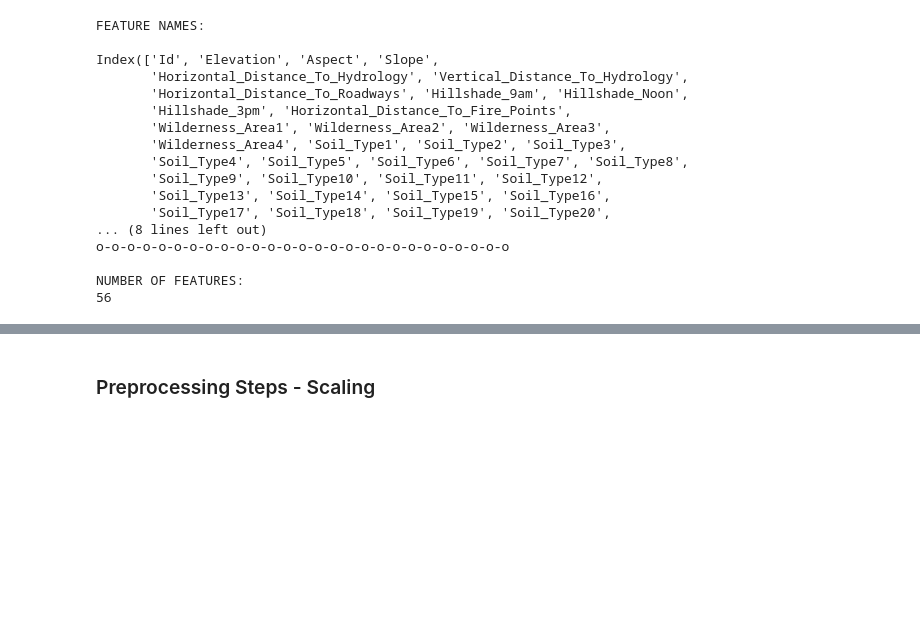
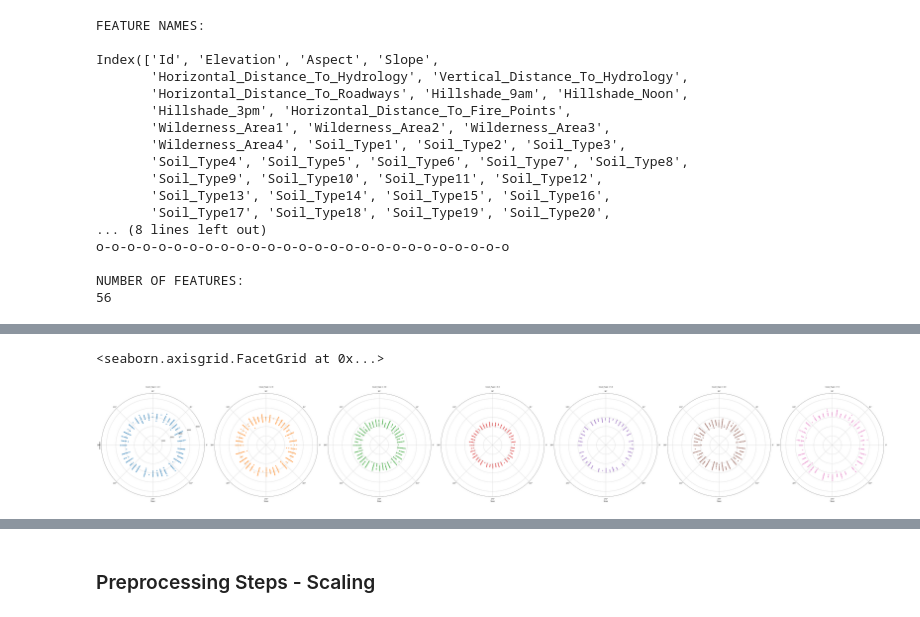
Before and after one commit to tinaprisma/dsc-mod-5-project-online-ds-sp-000, a Jupyter notebook: Kaggle Competition - Machine Learning Project.ipynb, the cells around one changed output, grey strips where cells are left out. Drawn from its saved outputs; the diff is of its cells as text; code cells hidden in the pictures; blank space fills up the shorter version.

```diff
--- a/Kaggle Competition - Machine Learning Project.ipynb
+++ b/Kaggle Competition - Machine Learning Project.ipynb
@@ -87,0 +109,10 @@ test.set_index('Id',inplace=True)
+# %%
+g = sns.FacetGrid(train, col="Cover_Type", hue="Cover_Type",
+                  subplot_kws=dict(projection='polar'), height=10,
+                  sharex=True, sharey=True, despine=False)
+
+# Draw a scatterplot onto each axes in the grid
+g.map(sns.scatterplot, "Slope", "Elevation")
+# %% [output]
+<seaborn.axisgrid.FacetGrid at 0x...>
+[figure, added]
```
Also changed, not shown: parts of 47 cells of this notebook.
